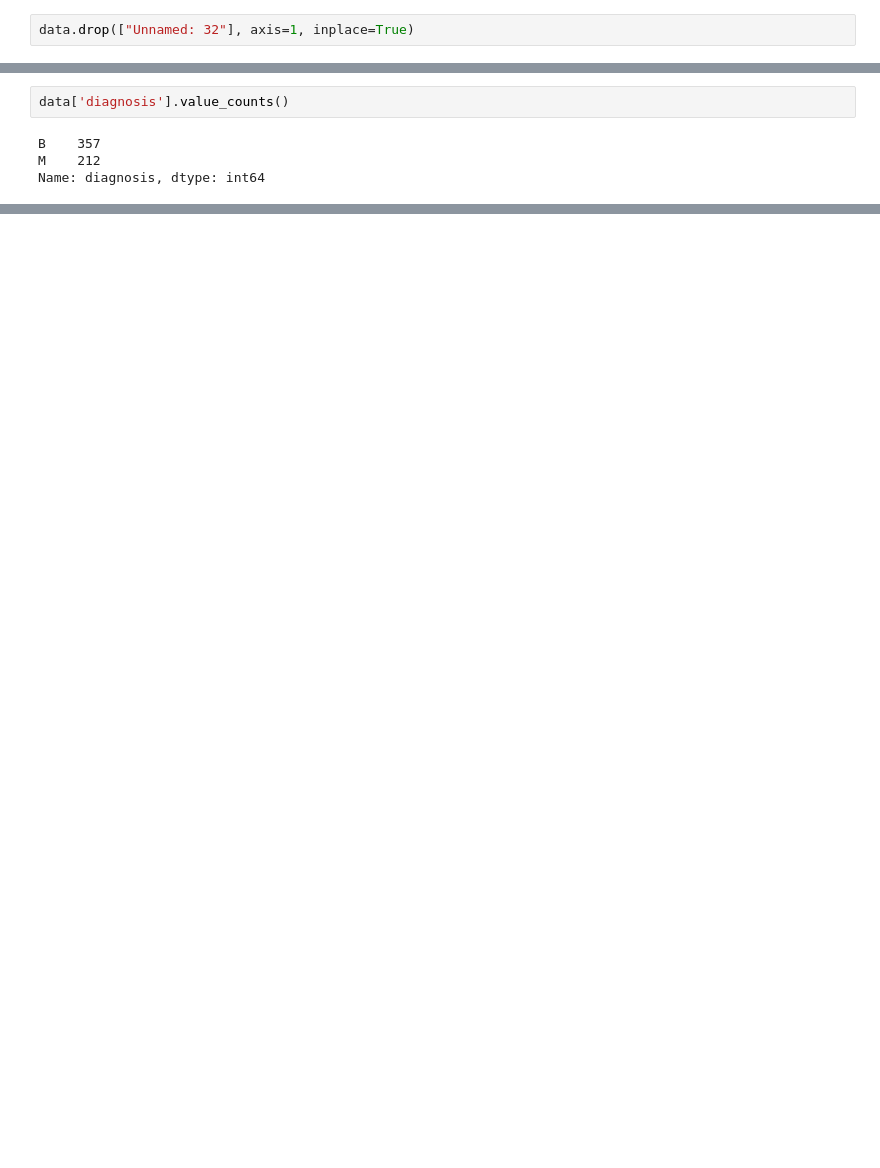
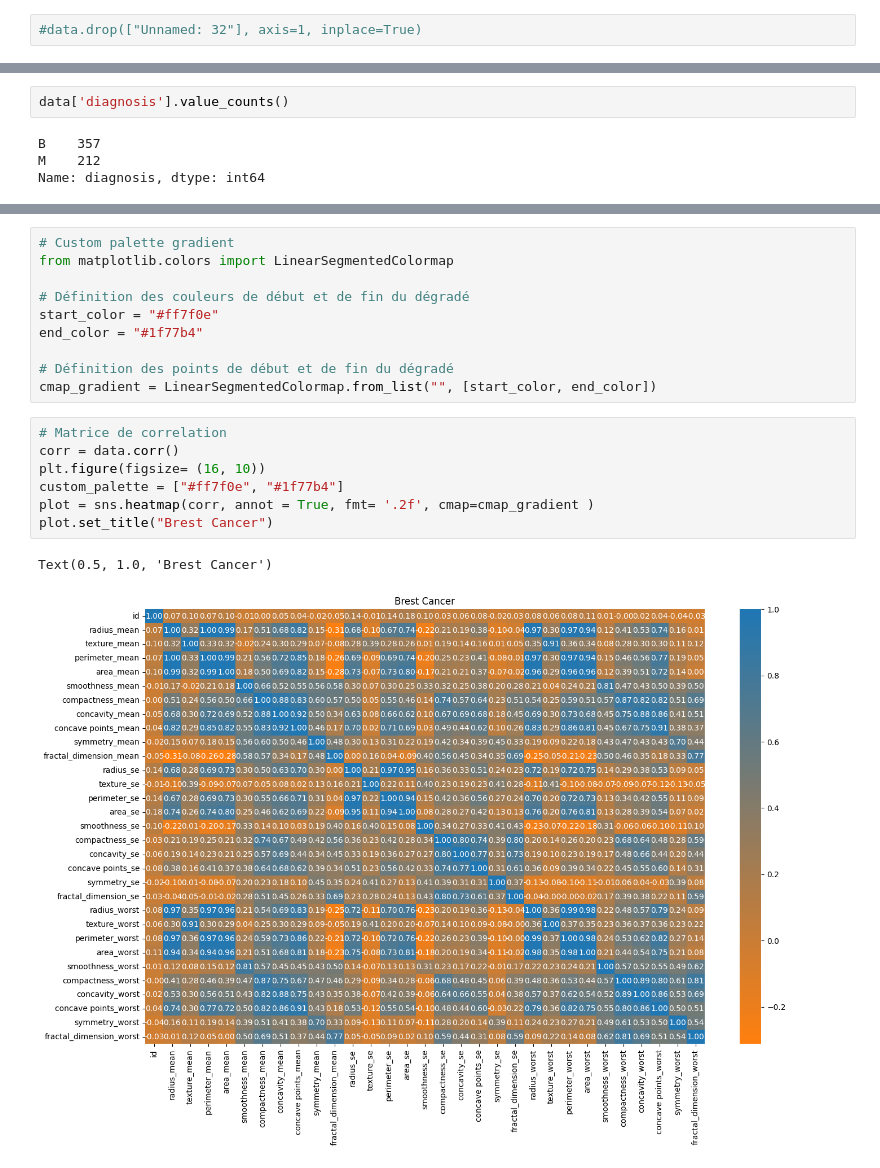
Before and after one commit to lauradesjacques/brest_cancer, a Jupyter notebook: EDA_brestCancer.ipynb, the cells around one changed output, grey strips where cells are left out. Cells and saved outputs as stored; diff of their text form; blank space fills up the shorter version.

```diff
--- a/EDA_brestCancer.ipynb
+++ b/EDA_brestCancer.ipynb
@@ -46,2 +35,2 @@ data
 # %%
-data.drop(["Unnamed: 32"], axis=1, inplace=True)
+#data.drop(["Unnamed: 32"], axis=1, inplace=True)
@@ -135,3 +115,23 @@ ax.pie(truc, labels=labels, autopct='%1.1f%%')
  [Text(-0.23381165452218156, 0.5525686475087055, '62.7%'),
   Text(0.23381160278696997, -0.55256866939973, '37.3%')])
 [figure]
+# %%
+# Custom palette gradient
+from matplotlib.colors import LinearSegmentedColormap
+
+# Définition des couleurs de début et de fin du dégradé
+start_color = "#ff7f0e"
+end_color = "#1f77b4"
+
+# Définition des points de début et de fin du dégradé
+cmap_gradient = LinearSegmentedColormap.from_list("", [start_color, end_color])
+# %%
+# Matrice de correlation
+corr = data.corr()
+plt.figure(figsize= (16, 10))
+custom_palette = ["#ff7f0e", "#1f77b4"]
+plot = sns.heatmap(corr, annot = True, fmt= '.2f', cmap=cmap_gradient )
+plot.set_title("Brest Cancer")
+# %% [output]
+Text(0.5, 1.0, 'Brest Cancer')
+[figure, new version]
```
Also changed, not shown: parts of 24 cells of this notebook.
